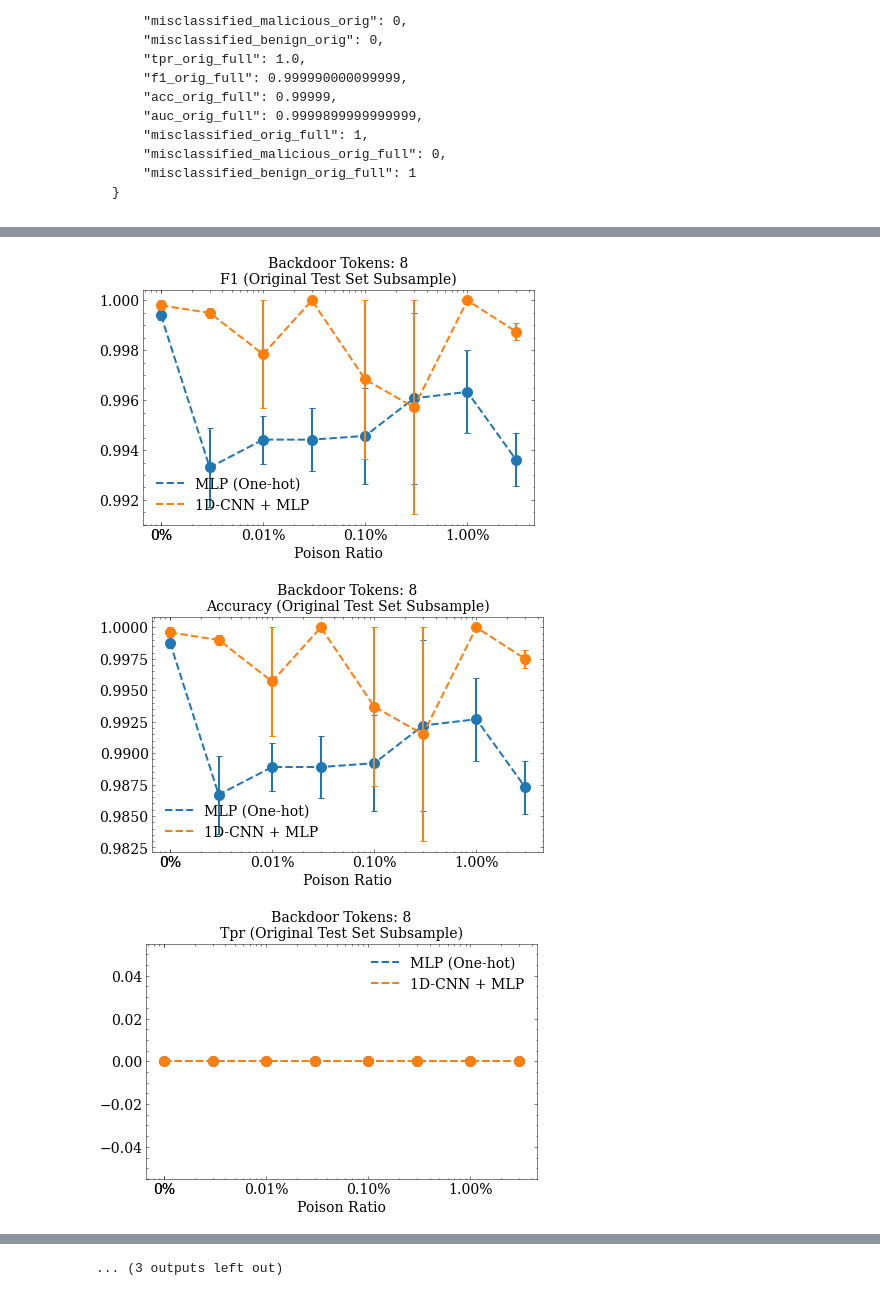
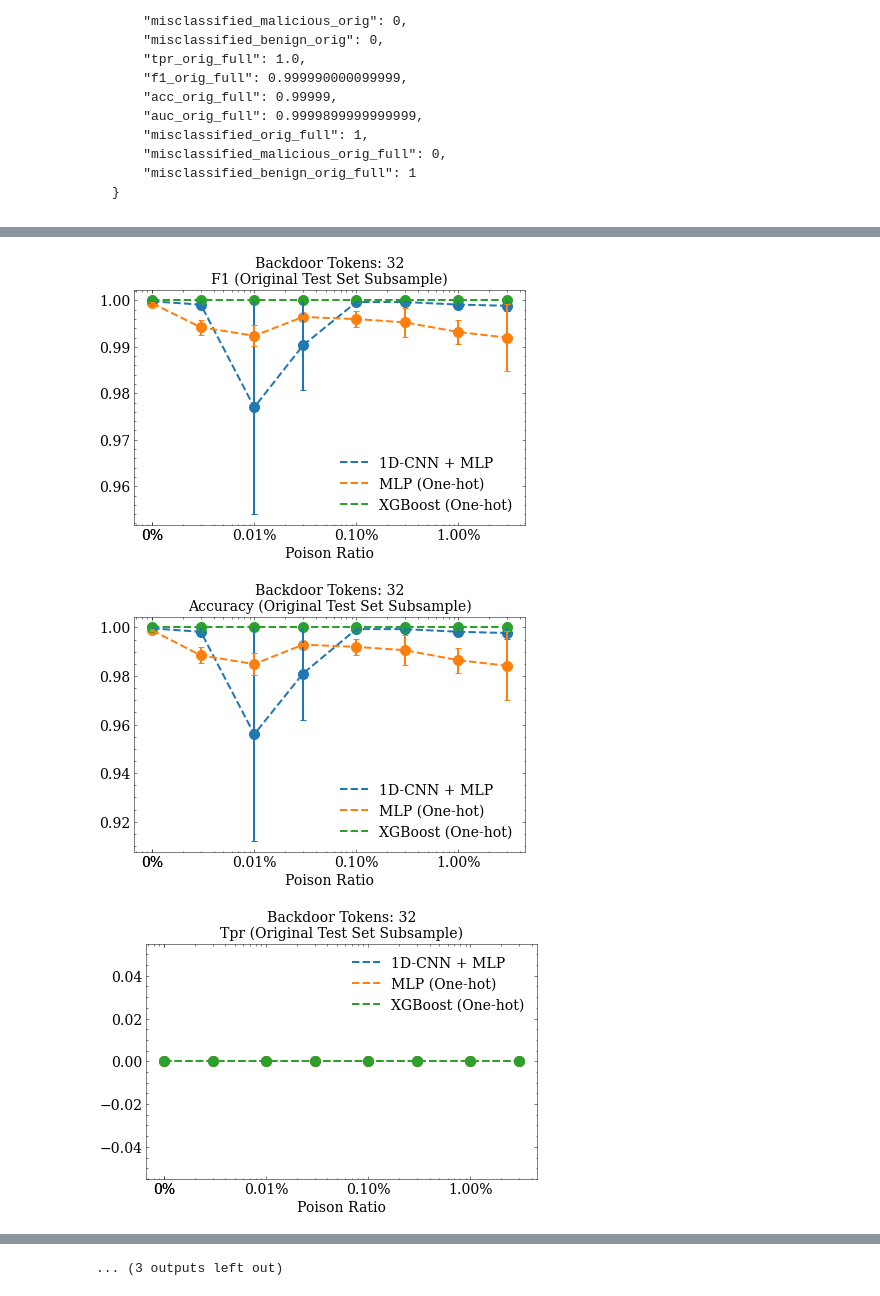
Before and after one commit to dtrizna/QuasarNix, a Jupyter notebook: results_adversarial_poisoning_backdoor.ipynb, the cells around one changed output, grey strips where cells are left out. Cells and saved outputs as stored; diff of their text form; code cells hidden in the pictures.

```diff
--- a/results_adversarial_poisoning_backdoor.ipynb
+++ b/results_adversarial_poisoning_backdoor.ipynb
@@ -18,15 +18,26 @@ sys.path.append(os.path.abspath('.'))
 from src.plots import set_size
 
 labelmap = {
+    "cnn": "1D-CNN + MLP",
     "mlp_onehot": "MLP (One-hot)",
-    "cnn": "1D-CNN + MLP",
-    # "xgb_onehot": "XGBoost (One-hot)",
+    "xgb": "XGBoost (One-hot)",
     # "mean_transformer": "Transformer (Mean Pooling)",
 }
-SAMPLES_TO_SCORES = {0: 0.0, 14: 0.03, 1500: 3.0, 150: 0.3, 1: 0.003, 500: 1.0, 50: 0.1, 5: 0.01}
+SAMPLES_TO_SCORES = {
+    0: 0.0,
+    1: 0.003,
+    5: 0.01,
+    14: 0.03,
+    50: 0.1,
+    150: 0.3,
+    500: 1.0,
+    1500: 3.0
+}
 SCORES_TO_SAMPLES = {v: k for k, v in SAMPLES_TO_SCORES.items()}
 
 LOGS_DIR = "logs_adversarial_poisoning_backdoor"
 LIM = 100000
 SUBDIRS_SAME_LIM = [os.path.join(LOGS_DIR, x) for x in os.listdir(LOGS_DIR) if str(LIM) in x]
 SUBDIRS_SAME_LIM
+
+PLOT_BACKDOOR_TOKENS = 32
@@ -299,8 +307,8 @@ def joint_metric_plot(metric, poison_ratio, backdoor_tokens):
 # %%
 legend_handles = []
 fig, ax = plt.subplots(1, 1, figsize=set_size())
-colors = ["tab:blue", "tab:orange"]
-linestyles = [":", "--"]
+colors = ["tab:blue", "tab:orange", "tab:green"]
+linestyles = [":", "--", "-."]
 markers = ["x", "o"]
 legend_names = {
     "acc_orig": "Original Test Set Subsample",
@@ -310,7 +318,7 @@ for j, metric in enumerate(legend_names.keys()):
     legend_handles.append(Line2D([0], [0], linestyle=linestyles[j], color="black", lw=2, marker=markers[j], label=legend_names[metric]))
     for i, model_type in enumerate(labelmap.keys()):
         df = parse_scores(SUBDIRS_SAME_LIM, model_type)
-        plot_backdoor_results(df, "", metric, slice(None), 8, color=colors[i], ax=ax, linestyle=linestyles[j], marker=markers[j])
+        plot_backdoor_results(df, "", metric, slice(None), PLOT_BACKDOOR_TOKENS, color=colors[i], ax=ax, linestyle=linestyles[j], marker=markers[j])
         if j == 1:
             legend_handles.append(Line2D([0], [0], linestyle="none", marker='s', color=colors[i], lw=2, label=labelmap[model_type]))
 ax.set_ylim(0.0, 1.05)
@@ -327,7 +335,7 @@ plt.savefig("img/backdoor_results.pdf", bbox_inches='tight')
 # %%
 legend_handles = []
 fig, ax = plt.subplots(1, 1, figsize=set_size())
-colors = ["tab:blue", "tab:orange"]
+colors = ["tab:blue", "tab:orange", "tab:green"]
 linestyles = [":", "--"]
 markers = ["x", "o"]
 legend_names = {
@@ -338,7 +346,7 @@ for j, metric in enumerate(legend_names.keys()):
     legend_handles.append(Line2D([0], [0], linestyle=linestyles[j], color="black", lw=2, marker=markers[j], label=legend_names[metric]))
     for i, model_type in enumerate(labelmap.keys()):
         df = parse_scores(SUBDIRS_SAME_LIM, model_type)
-        plot_backdoor_results(df, "", metric, slice(None), 8, color=colors[i], ax=ax, linestyle=linestyles[j], marker=markers[j])
+        plot_backdoor_results(df, "", metric, slice(None), PLOT_BACKDOOR_TOKENS, color=colors[i], ax=ax, linestyle=linestyles[j], marker=markers[j])
         if j == 1:
             legend_handles.append(Line2D([0], [0], linestyle="none", marker='s', color=colors[i], lw=2, label=labelmap[model_type]))
 ax.set_ylim(-300, 4500)
@@ -349,4 +357,4 @@ _ = ax.legend(handles=legend_handles, fontsize=14, loc='upper left')
 # %%
 for metric in metrics:
-    df = joint_metric_plot(metric, slice(None), 8)
+    df = joint_metric_plot(metric, slice(None), PLOT_BACKDOOR_TOKENS)
 # %% [output]
@@ -358,3 +366,3 @@ for metric in metrics:
-[figure, old version]
+[figure, new version]
-[figure, old version]
+[figure, new version]
-[figure, old version]
+[figure, new version]
```
Also changed, not shown: parts of 11 cells of this notebook, 13 other files.
